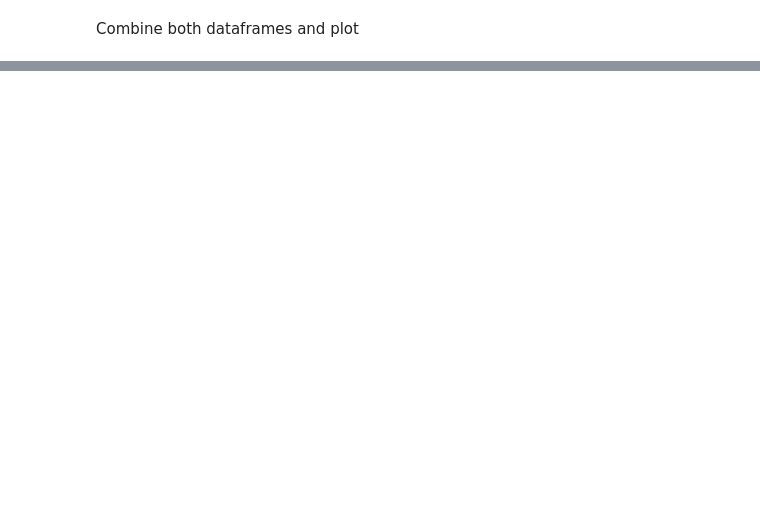
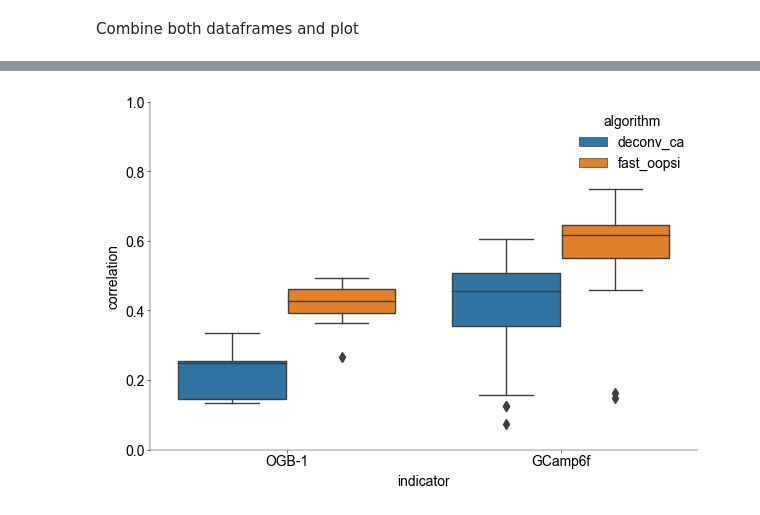
Before and after one commit to H-Kugler/neural-data-science, a Jupyter notebook: notebooks/CodingLab3_harri.ipynb, the cells around one changed output, grey strips where cells are left out. Drawn from its saved outputs; the diff is of its cells as text; code cells hidden in the pictures; blank space fills up the shorter version.

```diff
--- a/notebooks/CodingLab3_harri.ipynb
+++ b/notebooks/CodingLab3_harri.ipynb
@@ -422,0 +514,15 @@ Combine both dataframes and plot
+# %%
+# create boxplot for the same data
+fig, axs = plt.subplots(figsize=(6, 4))
+sns.boxplot(
+    data=df_combined,
+    x="indicator",
+    y="correlation",
+    hue="algorithm",
+    ax=axs,
+    dodge=True,
+)
+axs.set_ylim(0.0, 1.0)
+plt.show()
+# %% [output]
+[figure, added]
```
Also changed, not shown: parts of 11 cells of this notebook.
